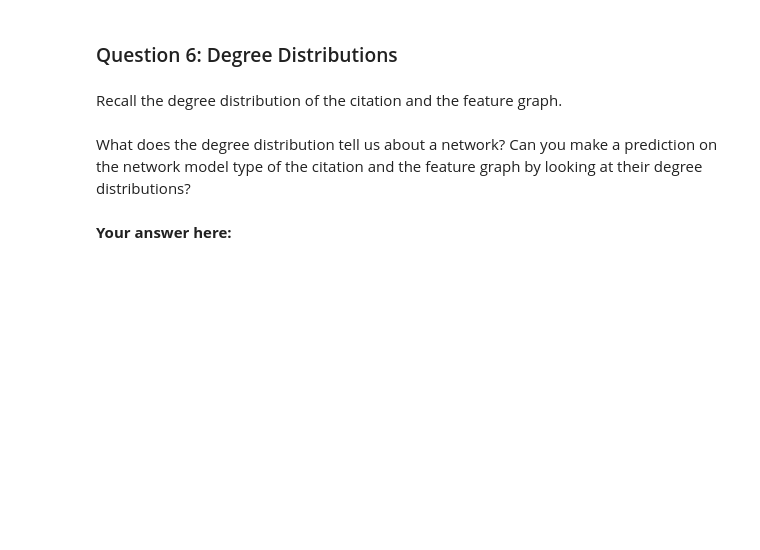
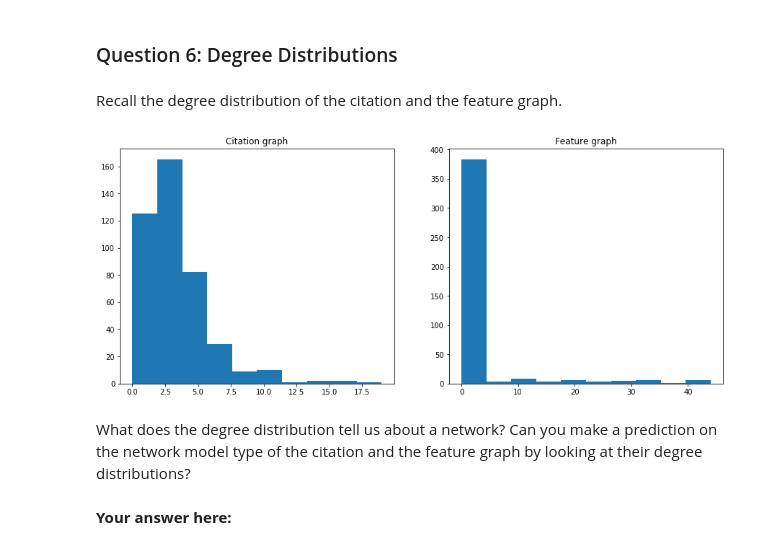
Before and after one commit to lynnfayed/assignment1, a Jupyter notebook: 1_network_science.ipynb, the cells around one changed output. Cells and saved outputs as stored; diff of their text form; code cells hidden in the pictures; blank space fills up the shorter version.

```diff
--- a/1_network_science.ipynb
+++ b/1_network_science.ipynb
@@ -406,11 +498,13 @@ Recall the degree distribution of the citation and the feature graph.
 # %%
 fig, axes = plt.subplots(1, 2, figsize=(15, 6))
 axes[0].set_title('Citation graph')
-citation_degrees = # Your code here.
+citation_degrees = list(dict(G_citation.degree()).values())
 axes[0].hist(citation_degrees);
 axes[1].set_title('Feature graph')
-feature_degrees = # Your code here.
+feature_degrees = list(dict(G_feature.degree()).values())
 axes[1].hist(feature_degrees);
+# %% [output]
+[figure, added]
 # %% [markdown]
 What does the degree distribution tell us about a network? Can you make a prediction on the network model type of the citation and the feature graph by looking at their degree distributions?
 # %% [markdown]
```
Also changed, not shown: parts of 43 cells of this notebook.
